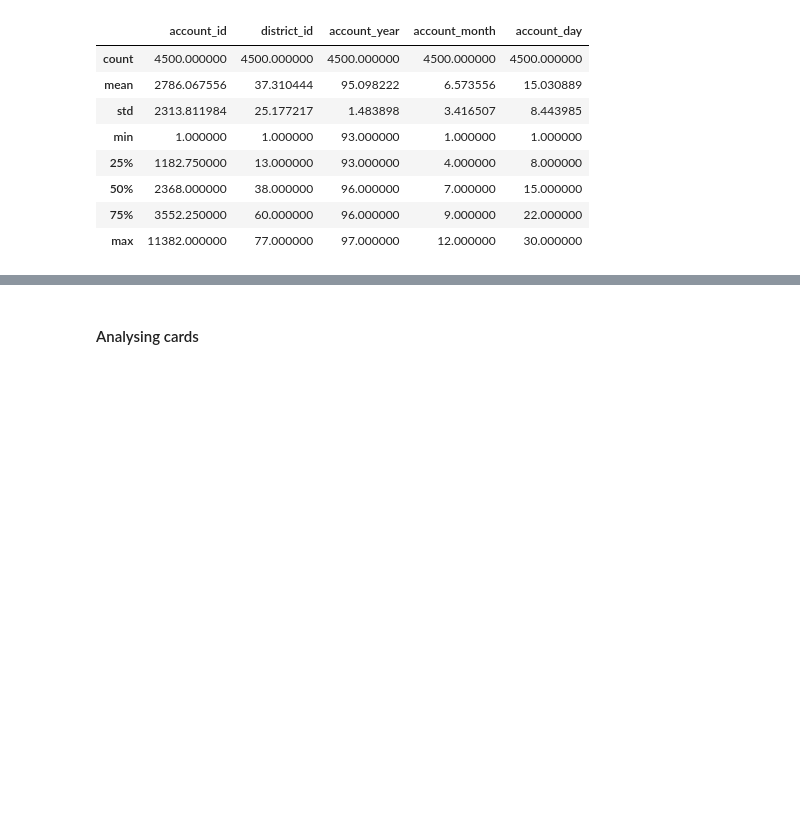
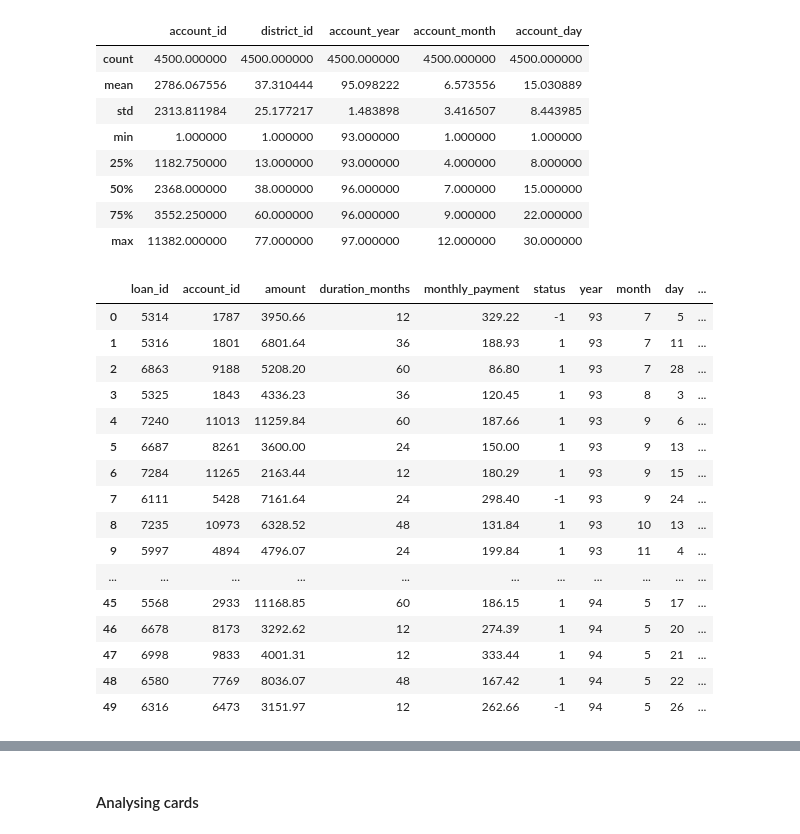
Before and after one commit to bdmendes/feup-ac-banking, a Jupyter notebook: stats.ipynb, the cells around one changed output, grey strips where cells are left out. Saved outputs shown, nothing was run; the diff lists cells and outputs as text; code cells hidden in the pictures; blank space fills up the shorter version.

Commit message:
Correlate loan status w/accounts and transactions

```diff
--- a/stats.ipynb
+++ b/stats.ipynb
@@ -214,3 +214,30 @@ accounts.describe()
 | 50% | 2368.000000 | 38.000000 | 96.000000 | 7.000000 | 15.000000 |
 | 75% | 3552.250000 | 60.000000 | 96.000000 | 9.000000 | 22.000000 |
 | max | 11382.000000 | 77.000000 | 97.000000 | 12.000000 | 30.000000 |
+# %%
+from src.feature_engineering.merge import merge_account_transactions
+accounts = merge_account_transactions(accounts, transactions)
+loans_transactions_acc = loans_dev.merge(accounts, on="account_id", how="left")
+loans_transactions_acc.head(50)
+
+import seaborn as sns
+# # Create the default pairplot
+# sns.pairplot(loans_transactions_acc, hue="status")
+# %% [output]
+|  | loan_id | account_id | amount | duration_months | monthly_payment | status | year | month | day | ... |
+| 0 | 5314 | 1787 | 3950.66 | 12 | 329.22 | -1 | 93 | 7 | 5 | ... |
+| 1 | 5316 | 1801 | 6801.64 | 36 | 188.93 | 1 | 93 | 7 | 11 | ... |
+| 2 | 6863 | 9188 | 5208.20 | 60 | 86.80 | 1 | 93 | 7 | 28 | ... |
+| 3 | 5325 | 1843 | 4336.23 | 36 | 120.45 | 1 | 93 | 8 | 3 | ... |
+| 4 | 7240 | 11013 | 11259.84 | 60 | 187.66 | 1 | 93 | 9 | 6 | ... |
+| 5 | 6687 | 8261 | 3600.00 | 24 | 150.00 | 1 | 93 | 9 | 13 | ... |
+| 6 | 7284 | 11265 | 2163.44 | 12 | 180.29 | 1 | 93 | 9 | 15 | ... |
+| 7 | 6111 | 5428 | 7161.64 | 24 | 298.40 | -1 | 93 | 9 | 24 | ... |
+| 8 | 7235 | 10973 | 6328.52 | 48 | 131.84 | 1 | 93 | 10 | 13 | ... |
+| 9 | 5997 | 4894 | 4796.07 | 24 | 199.84 | 1 | 93 | 11 | 4 | ... |
+| ... | ... | ... | ... | ... | ... | ... | ... | ... | ... | ... |
+| 45 | 5568 | 2933 | 11168.85 | 60 | 186.15 | 1 | 94 | 5 | 17 | ... |
+| 46 | 6678 | 8173 | 3292.62 | 12 | 274.39 | 1 | 94 | 5 | 20 | ... |
+| 47 | 6998 | 9833 | 4001.31 | 12 | 333.44 | 1 | 94 | 5 | 21 | ... |
+| 48 | 6580 | 7769 | 8036.07 | 48 | 167.42 | 1 | 94 | 5 | 22 | ... |
+| 49 | 6316 | 6473 | 3151.97 | 12 | 262.66 | -1 | 94 | 5 | 26 | ... |
```
Also changed, not shown: parts of 2 cells of this notebook.
